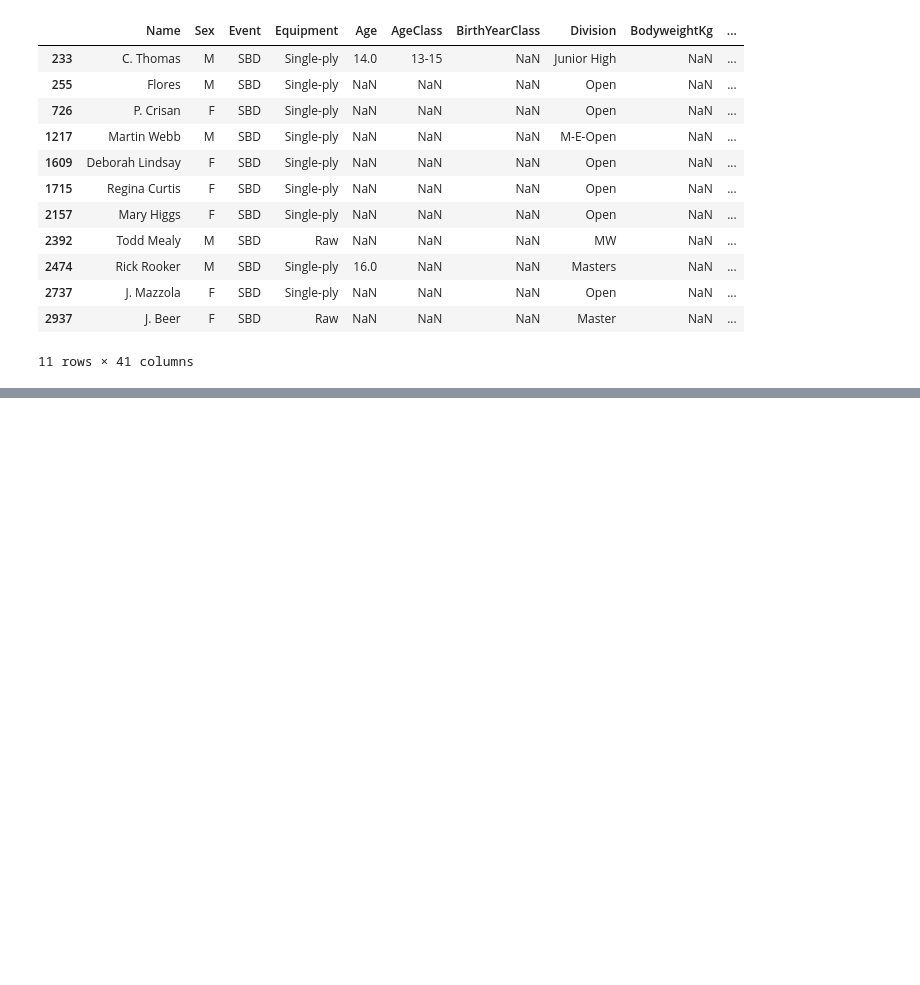
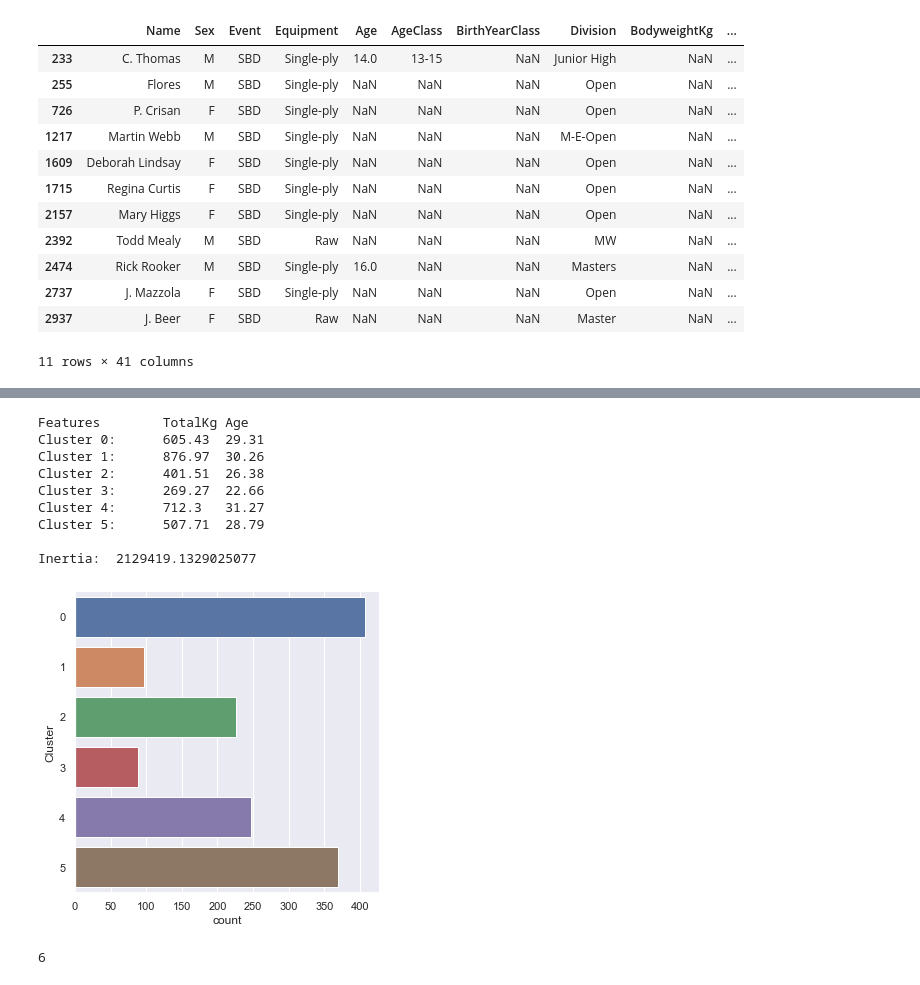
Before and after one commit to jinyangp/SC1015_MiniProject, a Jupyter notebook: JupyterNotebooks/mergedEDA_Preprocessing.ipynb, the cells around one changed output, grey strips where cells are left out. Saved outputs shown, nothing was run; the diff lists cells and outputs as text; code cells hidden in the pictures; blank space fills up the shorter version.

```diff
--- a/JupyterNotebooks/mergedEDA_Preprocessing.ipynb
+++ b/JupyterNotebooks/mergedEDA_Preprocessing.ipynb
@@ -1477,17 +1438,0 @@ KMeans(n_clusters=6)
-# %%
-print("Features\tTotalKg\tAge\tBodyweightKg\n")
-
-for i, centroid in enumerate(kmeans.cluster_centers_):
-    print("Cluster", i, end=":\t")
-    for coord in centroid:
-        print(round(coord,2), end='\t')
-    print()
-print()
-
-print("Inertia: ", kmeans.inertia_)
-
-labels = kmeans.predict(male_model_data)
-male_model_copy = male_model_data.copy()
-male_model_copy["Cluster"] = pd.Categorical(labels)
-
-sb.catplot(y="Cluster", data=male_model_copy, kind = 'count')
@@ -1524,0 +1557,19 @@ Based on the clusters above, we can now detect whether a new MALE lifter is an o
+# %%
+## from the above results, optimal number of clusters = 4
+
+male_model_copy = KMeans_model_fitting(6, male_model_data, ["TotalKg", "Age"], True)
+# %% [output]
+Features        TotalKg Age
+Cluster 0:      605.43  29.31
+Cluster 1:      876.97  30.26
+Cluster 2:      401.51  26.38
+Cluster 3:      269.27  22.66
+Cluster 4:      712.3   31.27
+Cluster 5:      507.71  28.79
+
+Inertia:  2129419.1329025077
+[figure, added]
+# %%
+male_model_copy.Cluster.nunique()
+# %% [output]
+6
```
Also changed, not shown: parts of 27 cells of this notebook.
